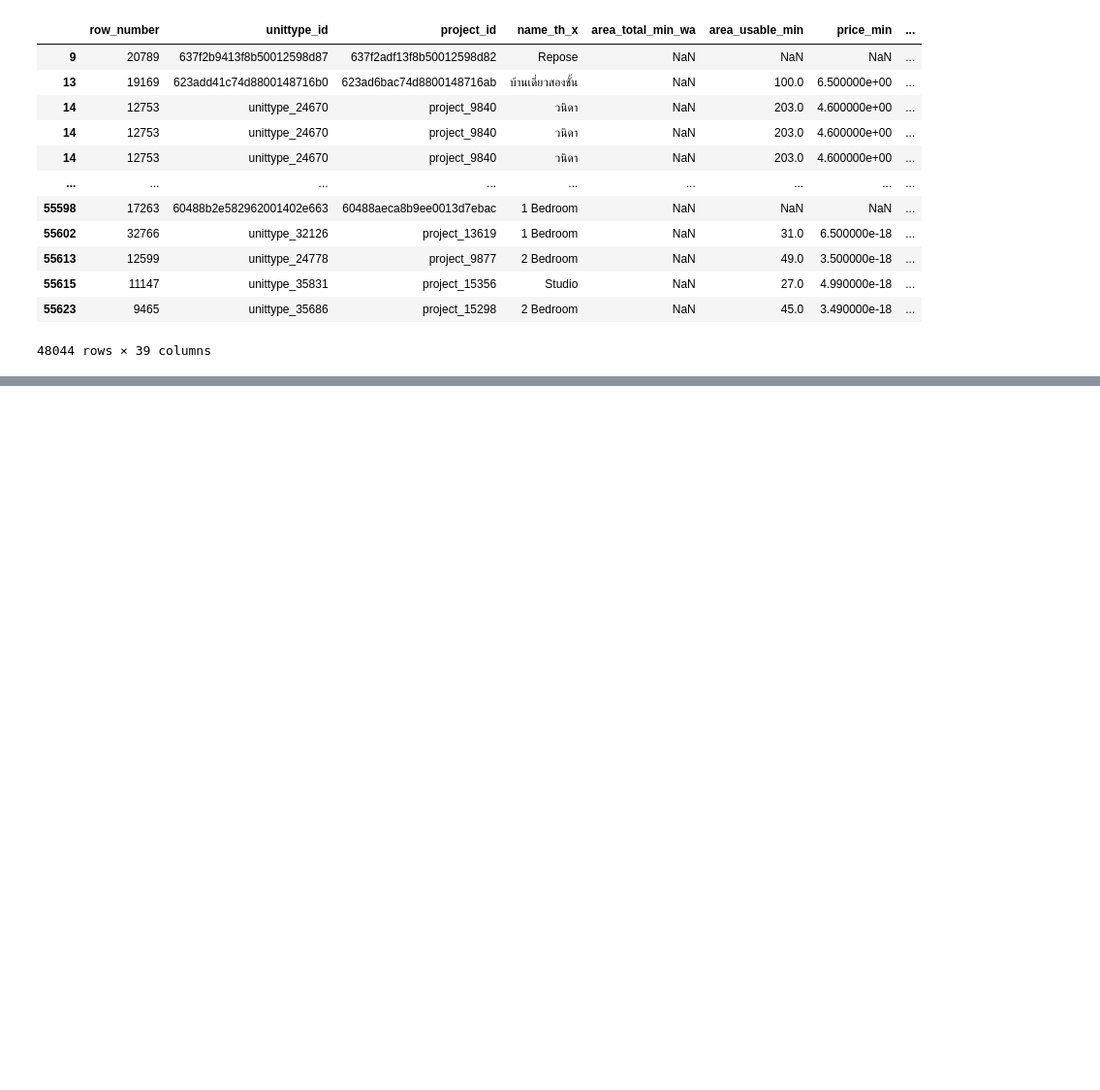
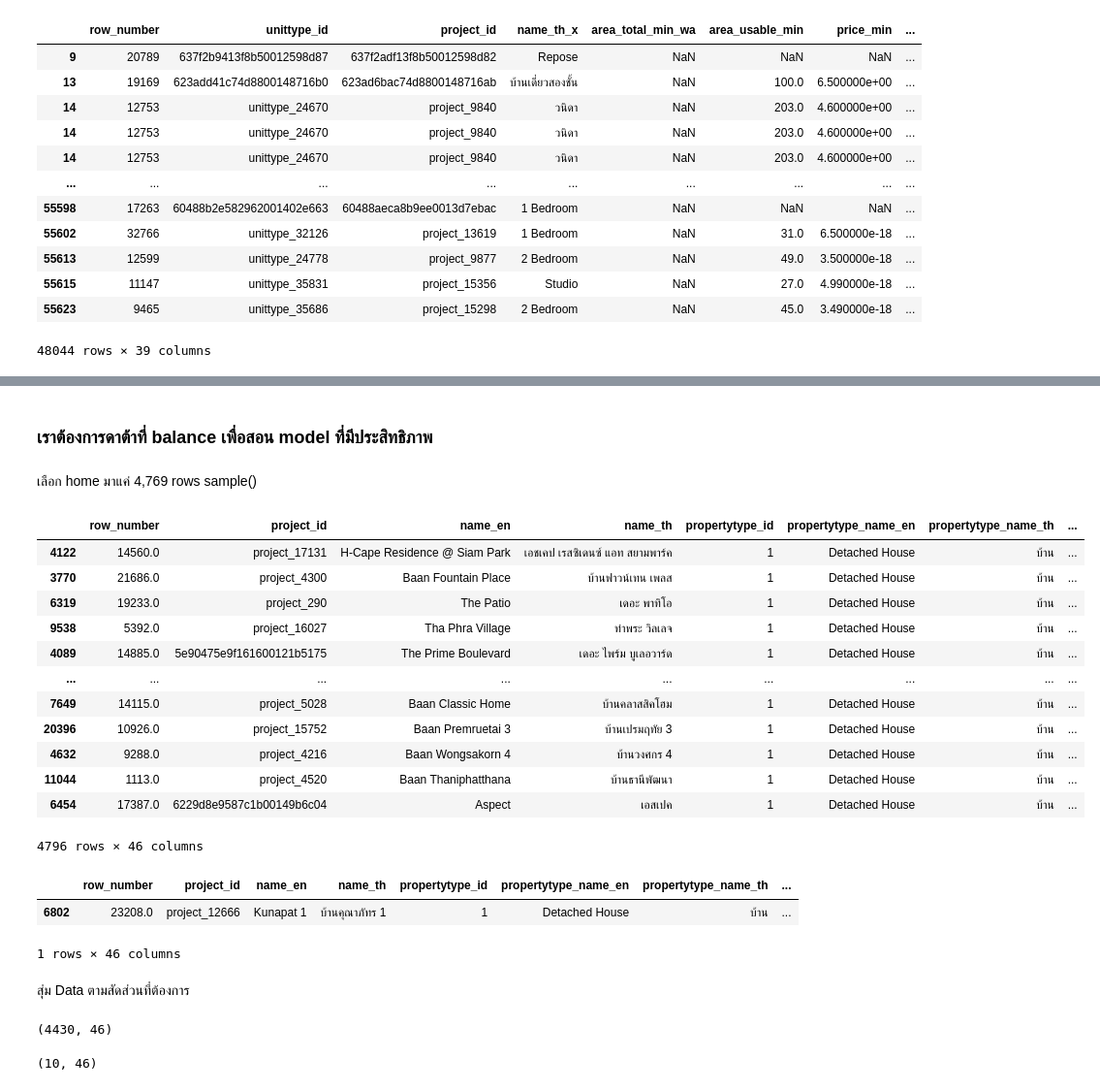
Before and after one commit to Panachai-spec007/BSC_DPDM2025, a Jupyter notebook: Ch3_Data_Preprocessing.ipynb, the cells around one changed output, grey strips where cells are left out. Shown at 97% size. Cells and saved outputs as stored; diff of their text form; code cells hidden in the pictures; blank space fills up the shorter version.

```diff
--- a/Ch3_Data_Preprocessing.ipynb
+++ b/Ch3_Data_Preprocessing.ipynb
@@ -732,0 +749,2 @@ condo_house_data_source
+# %%
+home = project_df[project_df['propertytype_name_th'] == 'บ้าน']
@@ -732,0 +766,37 @@ condo_house_data_source
+# %% [markdown]
+### เราต้องการดาต้าที่ balance เพื่อสอน model ที่มีประสิทธิภาพ
+# %% [markdown]
+เลือก home มาแค่ 4,769 rows sample()
+# %%
+home.sample(4796)
+# %% [output]
+|  | row_number | project_id | name_en | name_th | propertytype_id | propertytype_name_en | propertytype_name_th | ... |
+| 4122 | 14560.0 | project_17131 | H-Cape Residence @ Siam Park | เอชเคป เรสซิเดนซ์ แอท สยามพาร์ค | 1 | Detached House | บ้าน | ... |
+| 3770 | 21686.0 | project_4300 | Baan Fountain Place | บ้านฟาวน์เทน เพลส | 1 | Detached House | บ้าน | ... |
+| 6319 | 19233.0 | project_290 | The Patio | เดอะ พาทิโอ | 1 | Detached House | บ้าน | ... |
+| 9538 | 5392.0 | project_16027 | Tha Phra Village | ท่าพระ วิลเลจ | 1 | Detached House | บ้าน | ... |
+| 4089 | 14885.0 | 5e90475e9f161600121b5175 | The Prime Boulevard | เดอะ ไพร์ม บูเลอวาร์ด | 1 | Detached House | บ้าน | ... |
+| ... | ... | ... | ... | ... | ... | ... | ... | ... |
+| 7649 | 14115.0 | project_5028 | Baan Classic Home | บ้านคลาสสิคโฮม | 1 | Detached House | บ้าน | ... |
+| 20396 | 10926.0 | project_15752 | Baan Premruetai 3 | บ้านเปรมฤทัย 3 | 1 | Detached House | บ้าน | ... |
+| 4632 | 9288.0 | project_4216 | Baan Wongsakorn 4 | บ้านวงศกร 4 | 1 | Detached House | บ้าน | ... |
+| 11044 | 1113.0 | project_4520 | Baan Thaniphatthana | บ้านธานีพัฒนา | 1 | Detached House | บ้าน | ... |
+| 6454 | 17387.0 | 6229d8e9587c1b00149b6c04 | Aspect | เอสเปค | 1 | Detached House | บ้าน | ... |
+4796 rows × 46 columns
+# %%
+from numpy.random.mtrand import RandomState
+home.sample(random_state=6)
+# %% [output]
+|  | row_number | project_id | name_en | name_th | propertytype_id | propertytype_name_en | propertytype_name_th | ... |
+| 6802 | 23208.0 | project_12666 | Kunapat 1 | บ้านคุณาภัทร 1 | 1 | Detached House | บ้าน | ... |
+1 rows × 46 columns
+# %% [markdown]
+สุ่ม Data ตามสัดส่วนที่ต้องการ
+# %%
+home.sample(frac=0.5, random_state=6).shape
+# %% [output]
+(4430, 46)
+# %%
+home.sample(n=10, random_state=6, replace=True).shape
+# %% [output]
+(10, 46)
```
Also changed, not shown: parts of 13 cells of this notebook.
